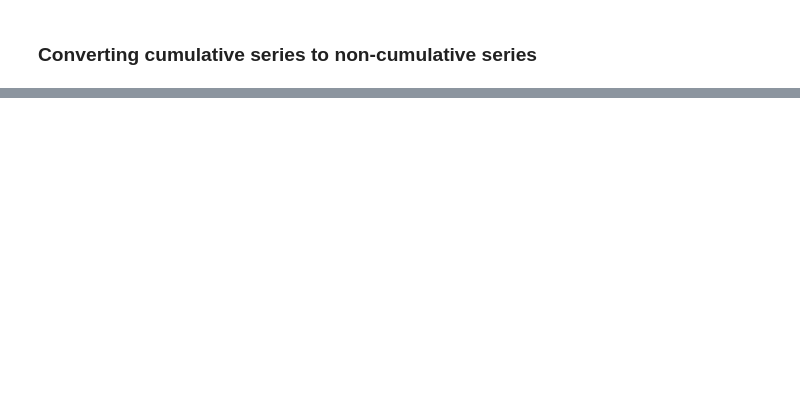
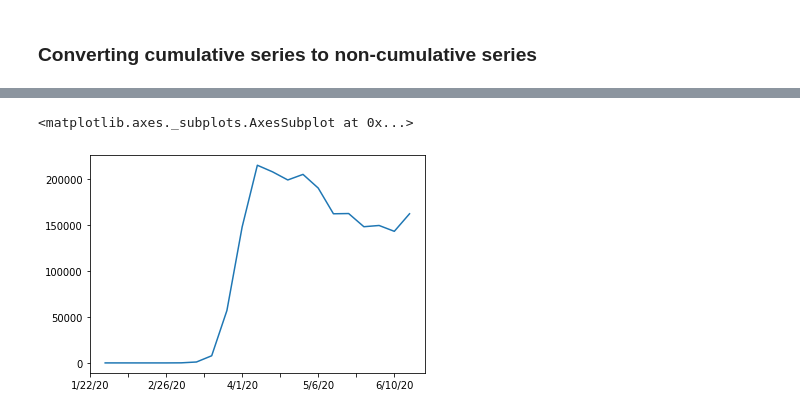
Before and after one commit to tamjazad/ml-covid19, a Jupyter notebook: flu-trained-models/usa_flu_model_single.ipynb, the cells around one changed output, grey strips where cells are left out. Saved outputs shown, nothing was run; the diff lists cells and outputs as text; code cells hidden in the pictures; blank space fills up the shorter version.

```diff
--- a/flu-trained-models/usa_flu_model_single.ipynb
+++ b/flu-trained-models/usa_flu_model_single.ipynb
@@ -161,2 +190,5 @@ us_cases.plot()
 # %% [markdown]
 ### Converting cumulative series to non-cumulative series
+# %%
+us_wnew_cases = us_weekly_cases.diff()
+us_wnew_cases
@@ -162,0 +213,5 @@ us_cases.plot()
+# %%
+us_wnew_cases.plot()
+# %% [output]
+<matplotlib.axes._subplots.AxesSubplot at 0x...>
+[figure, added]
```
Also changed, not shown: parts of 7 cells of this notebook.
